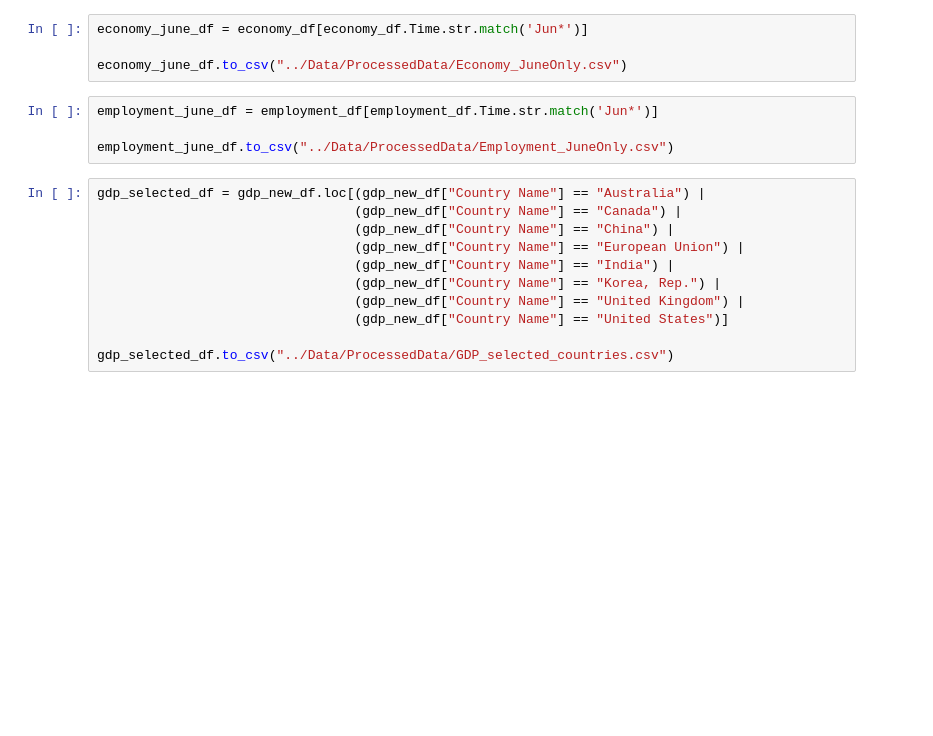
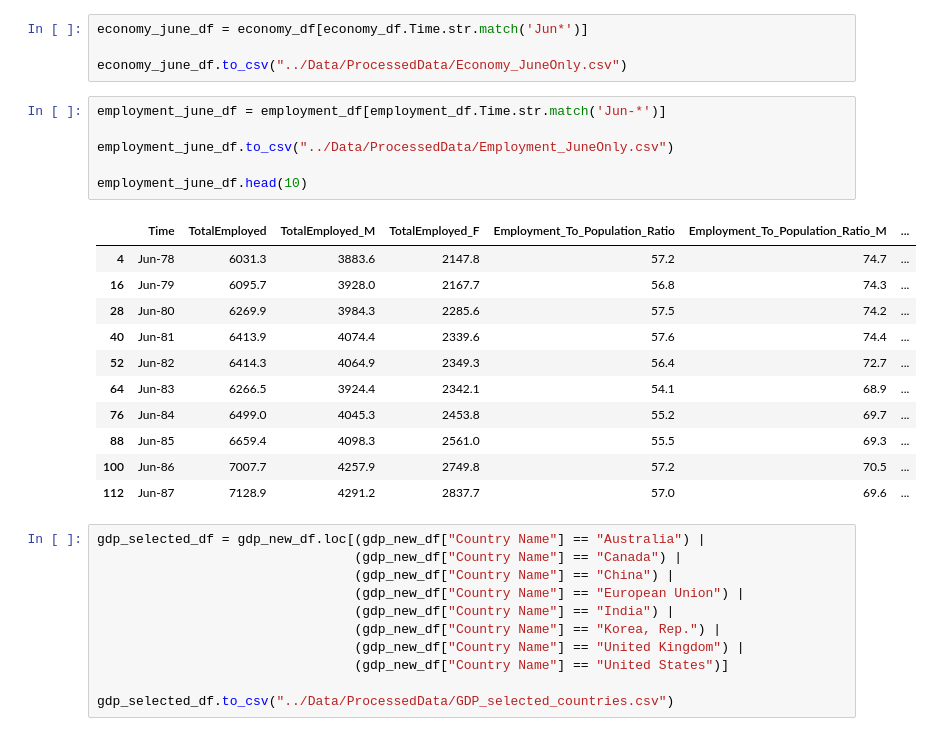
Before and after one commit to TribThapa/AustralianEconomyAnalysis, a Jupyter notebook: Code/Economy.ipynb, the cells around one changed output. Cells and saved outputs as stored; diff of their text form; blank space fills up the shorter version.

```diff
--- a/Code/Economy.ipynb
+++ b/Code/Economy.ipynb
@@ -100,9 +100,23 @@ economy_june_df = economy_df[economy_df.Time.str.match('Jun*')]
 
 economy_june_df.to_csv("../Data/ProcessedData/Economy_JuneOnly.csv")
 # %%
-employment_june_df = employment_df[employment_df.Time.str.match('Jun*')]
+employment_june_df = employment_df[employment_df.Time.str.match('Jun-*')]
 
 employment_june_df.to_csv("../Data/ProcessedData/Employment_JuneOnly.csv")
+
+employment_june_df.head(10)
+# %% [output]
+|  | Time | TotalEmployed | TotalEmployed_M | TotalEmployed_F | Employment_To_Population_Ratio | Employment_To_Population_Ratio_M | ... |
+| 4 | Jun-78 | 6031.3 | 3883.6 | 2147.8 | 57.2 | 74.7 | ... |
+| 16 | Jun-79 | 6095.7 | 3928.0 | 2167.7 | 56.8 | 74.3 | ... |
+| 28 | Jun-80 | 6269.9 | 3984.3 | 2285.6 | 57.5 | 74.2 | ... |
+| 40 | Jun-81 | 6413.9 | 4074.4 | 2339.6 | 57.6 | 74.4 | ... |
+| 52 | Jun-82 | 6414.3 | 4064.9 | 2349.3 | 56.4 | 72.7 | ... |
+| 64 | Jun-83 | 6266.5 | 3924.4 | 2342.1 | 54.1 | 68.9 | ... |
+| 76 | Jun-84 | 6499.0 | 4045.3 | 2453.8 | 55.2 | 69.7 | ... |
+| 88 | Jun-85 | 6659.4 | 4098.3 | 2561.0 | 55.5 | 69.3 | ... |
+| 100 | Jun-86 | 7007.7 | 4257.9 | 2749.8 | 57.2 | 70.5 | ... |
+| 112 | Jun-87 | 7128.9 | 4291.2 | 2837.7 | 57.0 | 69.6 | ... |
 # %%
 gdp_selected_df = gdp_new_df.loc[(gdp_new_df["Country Name"] == "Australia") |
                                  (gdp_new_df["Country Name"] == "Canada") |
```
Also changed, not shown: parts of 2 cells of this notebook, 2 other files.
